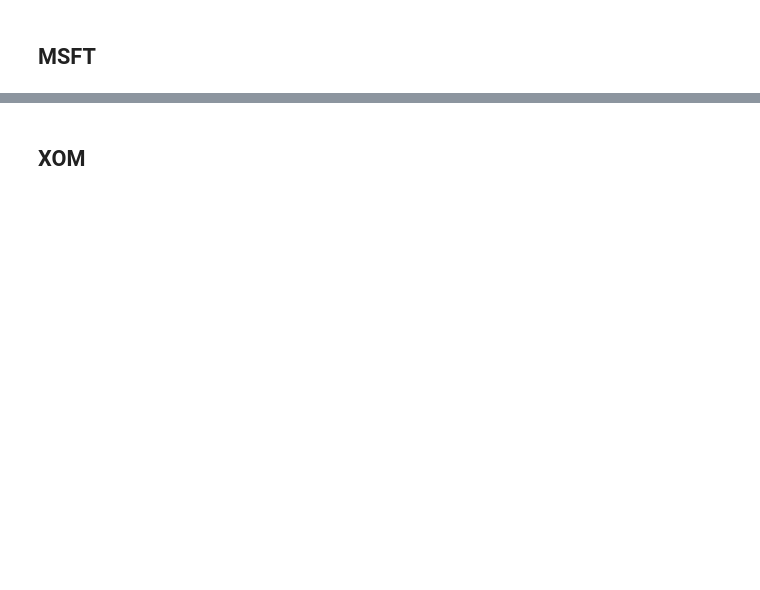
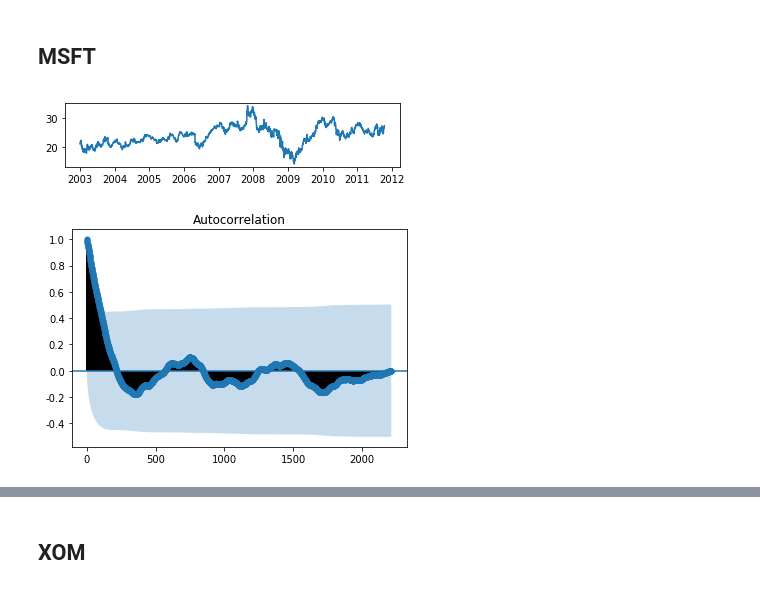
Before and after one commit to WentingRuan/Learn_Python, a Jupyter notebook: 12/hw_12.ipynb, the cells around one changed output, grey strips where cells are left out. Drawn from its saved outputs; the diff is of its cells as text; code cells hidden in the pictures; blank space fills up the shorter version.

```diff
--- a/12/hw_12.ipynb
+++ b/12/hw_12.ipynb
@@ -365,97 +404,41 @@ model.forecast(5) #作为期5天的预测，返回预测结果、标准误差、
 # %%
 MSFT = close_px[["MSFT"]]
 
 # 时序图、自相关图与偏自相关图
 
 plt.figure()
 plt.subplot(3, 1, 1)
 plt.plot(MSFT) #时序图
 plot_acf(MSFT)#自相关图
-plot_pacf(MSFT).show()
+#plot_pacf(MSFT).show()
 plt.show()
 
 #单位根检测（平稳性检测）
 from statsmodels.tsa.stattools import adfuller as ADF
-root = ADF(MSFT['MSFT'])
+root_MSFT = ADF(MSFT['MSFT'])
 
-if root[1] <= 0.05:
-    print("该序列是平稳的，p-value %s" % root[1])
+if root_MSFT[1] <= 0.05:
+    print("该序列是平稳的，单位根p-value %s" % root_MSFT[1])
 else:
-    print("该序列是非平稳的，p-value %s" % root[1])
+    print("该序列是非平稳的，单位根p-value %s" % root_MSFT[1])
 
 #print("单位根检测结果 \n" + str(root))
 #返回值依次为adf、pvalue、usedlag、nobs、critical values、icbest、regresults、resstore
 
 #白噪声检验
 from statsmodels.stats.diagnostic import acorr_ljungbox
-white = acorr_ljungbox(MSFT['MSFT'], lags=1) #返回统计量和p值
+white_MSFT = acorr_ljungbox(MSFT['MSFT'], lags=1) #返回统计量和p值
 
-if white[1] > 0.05:
-    print("该序列是平稳的随机序列，p-value %s" % white[1])
+if white_MSFT[1] > 0.05:
+    print("该序列是一个随机序列（白噪声序列），p-value %s" % white_MSFT[1])
 else:
-    print("该序列是非平稳的随机序列，p-value %s" % white[1])
+    print("该序列不是一个随机序列（白噪声序列），p-value %s" % white_MSFT[1])
 
 #print("单位根检测结果 \n" + str(white))
 
 #差分后的结果
 D1_MSFT = MSFT.diff().dropna()
 D1_MSFT.columns = [u'销量差分']
-
-plt.subplot(3, 1, 1)
-D1_MSFT.plot() #时序图
-plot_acf(D1_MSFT).show() #自相关图
-plot_pacf(D1_MSFT).show() #偏自相关图
-plt.show()
-
-print("经过1阶差分后 \n")
-
-#单位根检测（平稳性检测）
-from statsmodels.tsa.stattools import adfuller as ADF
-root = ADF(MSFT[u'销量差分])
-
-if root[1] <= 0.05:
-    print("该序列是平稳的，p-value %s" % root[1])
-else:
-    print("该序列是非平稳的，p-value %s" % root[1])
-
-
-#print("单位根检测结果 \n" + str(root))
-#返回值依次为adf、pvalue、usedlag、nobs、critical values、icbest、regresults、resstore
-
-#白噪声检验
-from statsmodels.stats.diagnostic import acorr_ljungbox
-white = acorr_ljungbox(MSFT[u'销量差分], lags=1) #返回统计量和p值
-
-if white[1] > 0.05:
-    print("该序列是平稳的随机序列，p-value %s" % white[1])
-else:
-    print("该序列是非平稳的随机序列，p-value %s" % white[1])
-
-#print("单位根检测结果 \n" + str(white))
-
-# 定阶
-#pmax = int(len(AAPL)/100) #一般阶数不超过length/10
-#qmax = int(len(AAPL)/100) #一般阶数不超过length/10
-pmax = 3
-qmax = 3
-
-from statsmodels.tsa.arima_model import ARIMA
-from statsmodels.tsa.arima_model import ARMA
-bic_matrix = [] #bic矩阵
-
-for p in range(pmax+1):
-  tmp = []
-  for q in range(qmax+1):
-    try: #存在部分报错，所以用try来跳过报错。
-      tmp.append(ARIMA(AAPL, (p,1,q)).fit().bic)
-    except:
-      tmp.append(None)
-  bic_matrix.append(tmp)
-
-bic_matrix = pd.DataFrame(bic_matrix) #从中可以找出最小值
-
-p,q = bic_matrix.stack().idxmin() #先用stack展平，然后用idxmin找出最小值位置。
-print(u'BIC最小的p值和q值为' +str((p,q)))
-
-model = ARIMA(AAPL, (p,1,q)).fit() #建立ARIMA(0, 1, 0)模型
-model.summary() #给出一份模型报告
+# %% [output]
+[figure, added]
+[figure, added]
```
Also changed, not shown: parts of 29 cells of this notebook, 1 other file.
